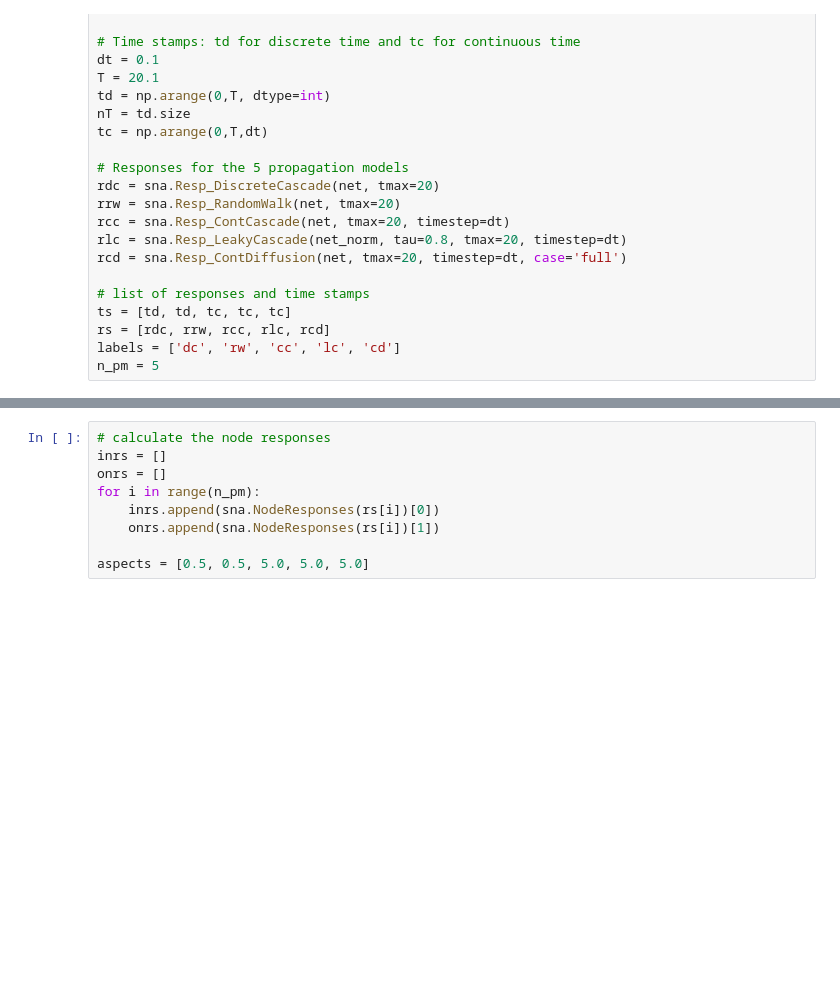
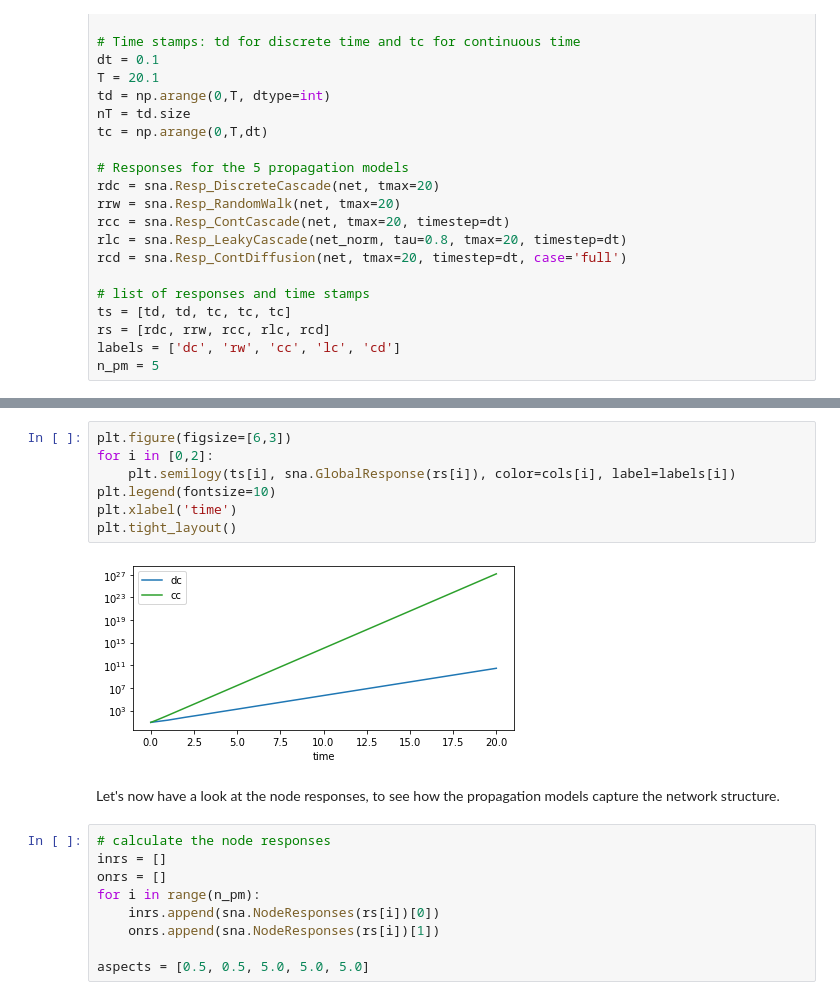
Before and after one commit to mb-BCA/SiReNetA_Tutorials, a Jupyter notebook: Tutorial_Notebooks/3_Basics_CanonModels.ipynb, the cells around one changed output, grey strips where cells are left out. Saved outputs shown, nothing was run; the diff lists cells and outputs as text; blank space fills up the shorter version.

```diff
--- a/Tutorial_Notebooks/3_Basics_CanonModels.ipynb
+++ b/Tutorial_Notebooks/3_Basics_CanonModels.ipynb
@@ -139,3 +148,14 @@ plt.tight_layout()
+# %%
+plt.figure(figsize=[6,3])
+for i in [0,2]:
+    plt.semilogy(ts[i], sna.GlobalResponse(rs[i]), color=cols[i], label=labels[i])
+plt.legend(fontsize=10)
+plt.xlabel('time')
+plt.tight_layout()
+# %% [output]
+[figure, added]
+# %% [markdown]
+Let's now have a look at the node responses, to see how the propagation models capture the network structure.
 # %%
 # calculate the node responses
 inrs = []
```
Also changed, not shown: parts of 8 cells of this notebook, 1 other file.
